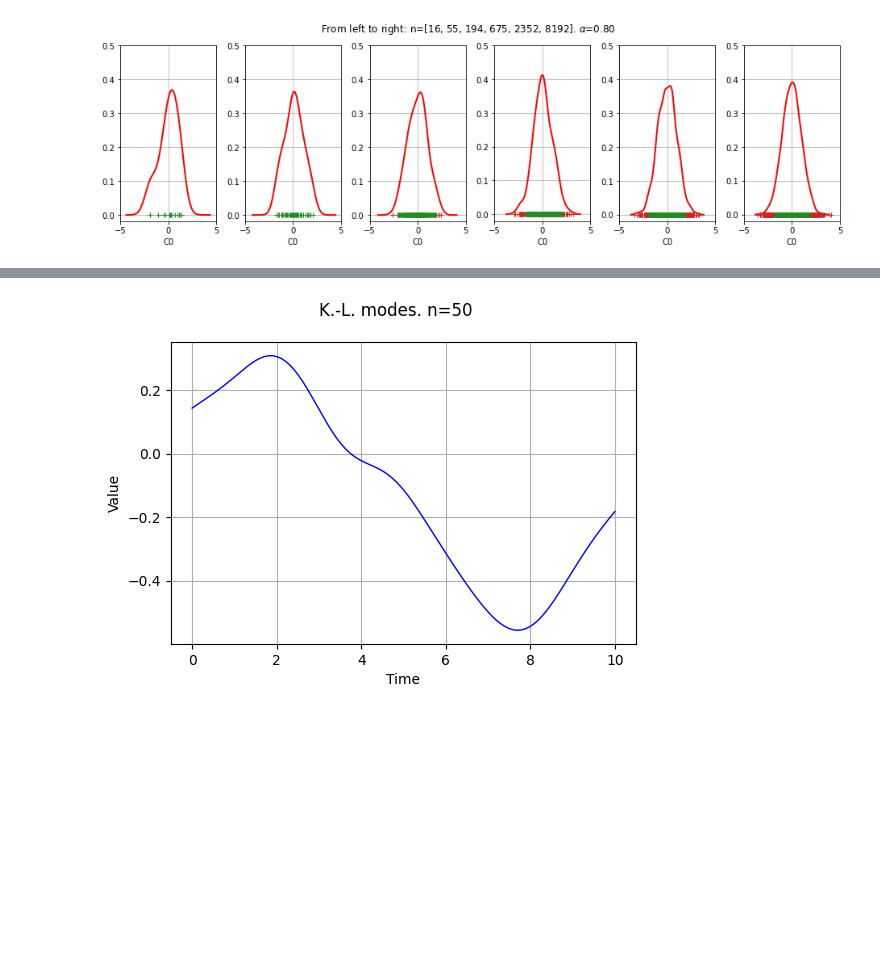
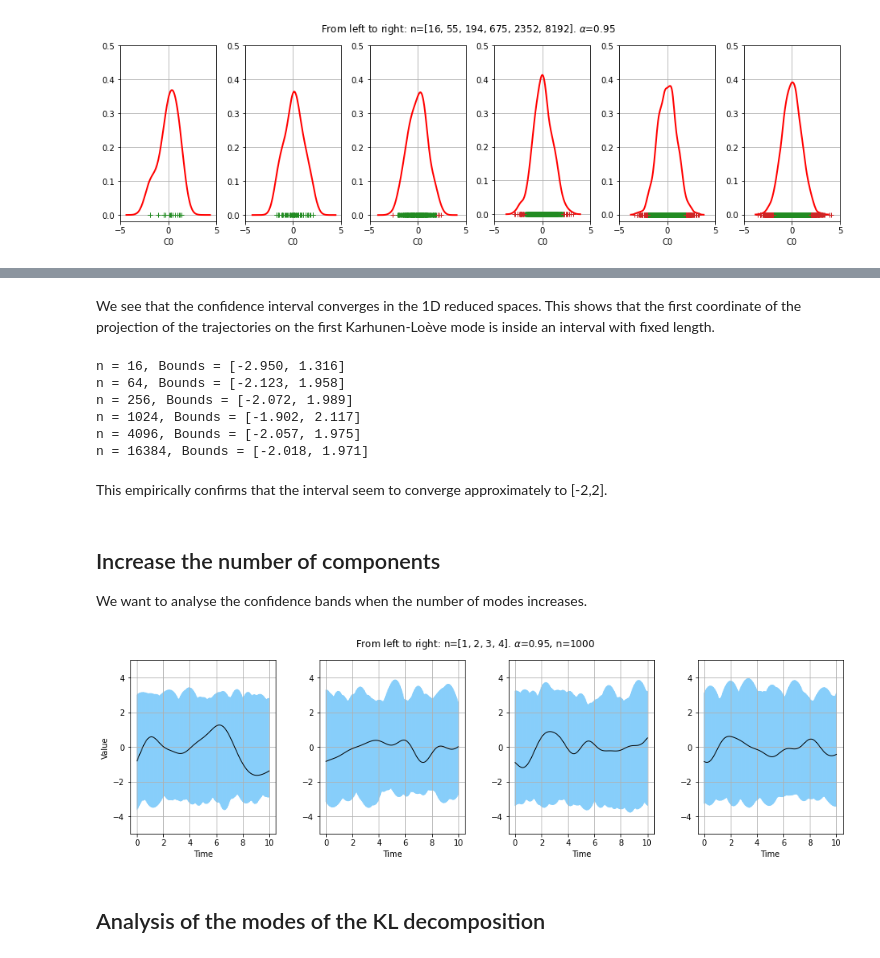
Before and after one commit to mbaudin47/othdrplot, a Jupyter notebook: doc/examples/HDR-Squared-Exponential.ipynb, the cells around one changed output, grey strips where cells are left out. Saved outputs shown, nothing was run; the diff lists cells and outputs as text; code cells hidden in the pictures; blank space fills up the shorter version.

Commit message:
Complete analysis of exact confidence bands.

```diff
--- a/doc/examples/HDR-Squared-Exponential.ipynb
+++ b/doc/examples/HDR-Squared-Exponential.ipynb
@@ -287,10 +287,11 @@ We see that the confidence region at 95% converges when the sample size increase
 
 The following loop increases the sample size and plots the HDR in the physical space. We use 1 components in the Karhunen-Loève decomposition.
 # %%
+alpha_max = 0.95
 sample_array = [int(i) for i in np.logspace(4, 13, 6, base=2.0)]
 grid = ot.GridLayout(1, len(sample_array))
 for i in tqdm.tqdm(range(len(sample_array))):
-    graph = draw_band(gaussian_process, sample_size=sample_array[i], number_of_components = 1)
+    graph = draw_band(gaussian_process, sample_size=sample_array[i], number_of_components = 1, alpha_max=alpha_max)
     graph = SetGraphBoundingBox(graph, ymin = -5.0, ymax = 5.0)
     if i == 0:
         graph.setYTitle("Value")
@@ -327,0 +321,65 @@ processSample = gaussian_process.getSample(sample_size)
+# %% [markdown]
+We see that the confidence interval converges in the 1D reduced spaces. This shows that the first coordinate of the projection of the trajectories on the first Karhunen-Loève mode is inside an interval with fixed length.
+# %%
+sample_array = [int(i) for i in np.logspace(4, 14, 6, base=2.0)]
+number_of_components = 1
+for i in range(len(sample_array)):
+    sample_size=sample_array[i]
+    processSample = gaussian_process.getSample(sample_size)
+    # KL decomposition
+    reduction = othdr.KarhunenLoeveDimensionReductionAlgorithm(
+        processSample, number_of_components
+    )
+    reduction.run()
+    reducedComponents = reduction.getReducedComponents()
+    # Distribution fit in reduced space
+    ks = ot.KernelSmoothing()
+    reducedDistribution = ks.build(reducedComponents)
+    # HDR
+    hdr = othdr.HighDensityRegionAlgorithm(
+        reducedComponents, reducedDistribution, [alpha_max]
+    )
+    hdr.run()
+    inlierIndices = hdr.computeIndices(False)
+    inliner_sample = reducedComponents[inlierIndices, :]
+    sample_min = inliner_sample.getMin()[0]
+    sample_max = inliner_sample.getMax()[0]
+    print("n = %d, Bounds = [%.3f, %.3f]" % (sample_size, sample_min, sample_max))
+# %% [output]
+n = 16, Bounds = [-2.950, 1.316]
+n = 64, Bounds = [-2.123, 1.958]
+n = 256, Bounds = [-2.072, 1.989]
+n = 1024, Bounds = [-1.902, 2.117]
+n = 4096, Bounds = [-2.057, 1.975]
+n = 16384, Bounds = [-2.018, 1.971]
+# %% [markdown]
+This empirically confirms that the interval seem to converge approximately to [-2,2].
+# %% [markdown]
+## Increase the number of components
+
+We want to analyse the confidence bands when the number of modes increases.
+# %%
+alpha_max = 0.95
+sample_size = 1000
+component_array = list(range(1, 5))
+grid = ot.GridLayout(1, len(component_array))
+for i in tqdm.tqdm(range(0, len(component_array))):
+    number_of_components = component_array[i]
+    graph = draw_band(
+        gaussian_process,
+        sample_size=sample_size,
+        number_of_components=number_of_components,
+        alpha_max=alpha_max,
+    )
+    graph = SetGraphBoundingBox(graph, ymin=-5.0, ymax=5.0)
+    if i == 0:
+        graph.setYTitle("Value")
+    graph.setXTitle("Time")
+    grid.setGraph(0, i, graph)
+grid.setTitle(r"From left to right: n=%s. $\alpha$=%.2f, n=%d" % (component_array, alpha_max, sample_size))
+_ = draw_grid(grid, figure_size=(16.0, 4.0))
+pl.subplots_adjust(wspace=0.3)
+# %% [output]
+[figure, added]
+# %% [markdown]
+## Analysis of the modes of the KL decomposition
@@ -337,8 +396,0 @@ collection_KL_mode = karhunenLoeveResult.getModes()
-# %%
-graph = ot.Graph("K.-L. modes. n=%d" % (sample_size), "Time", "Value", True)
-for i in range(number_of_components):
-    curve = collection_KL_mode[i].draw(0.0, 10.0, 200)
-    graph.add(curve)
-graph
-# %% [output]
-[figure, removed]
```
Also changed, not shown: parts of 32 cells of this notebook, 1 other file.
